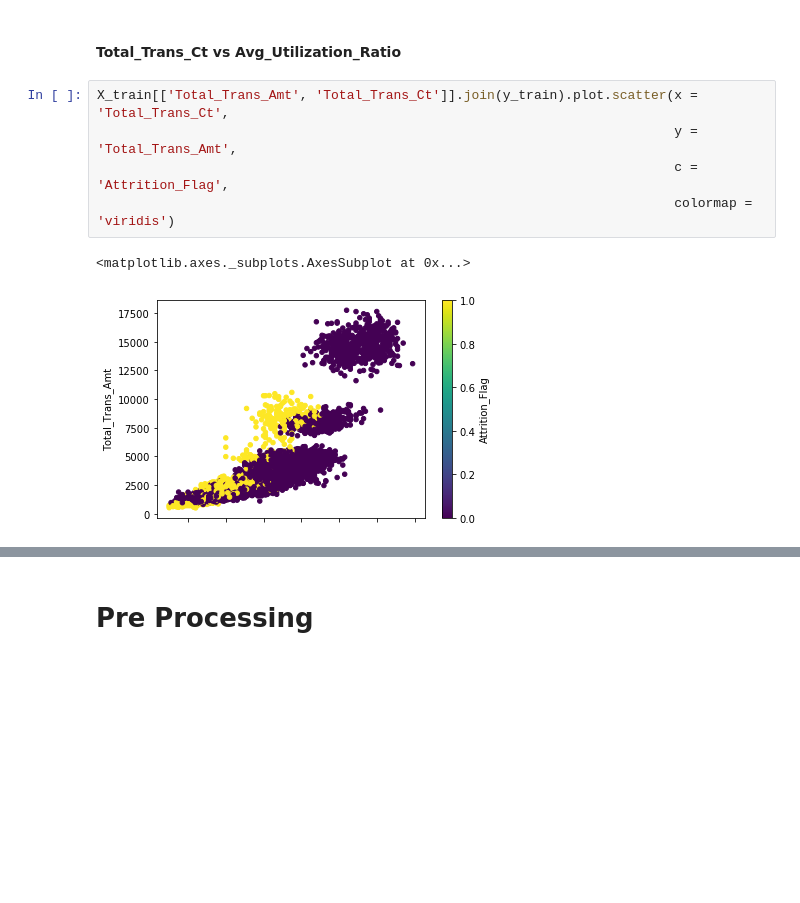
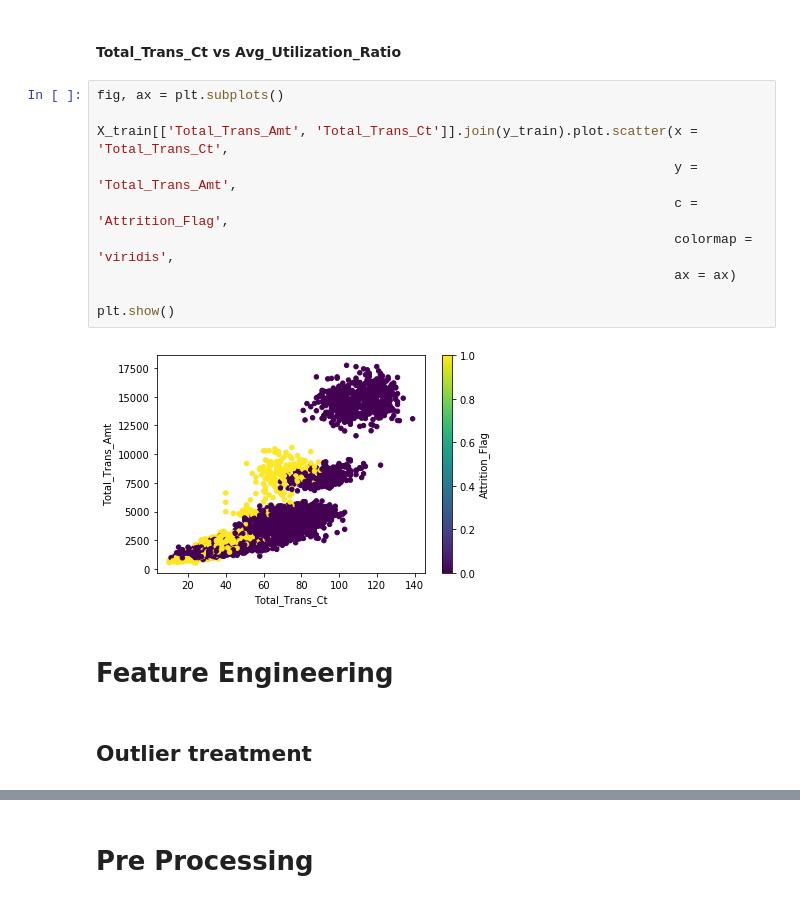
Before and after one commit to giovane-silva/credit_card_churn, a Jupyter notebook: credit_card_churn.ipynb, the cells around one changed output, grey strips where cells are left out. Drawn from its saved outputs; the diff is of its cells as text; blank space fills up the shorter version.

```diff
--- a/credit_card_churn.ipynb
+++ b/credit_card_churn.ipynb
@@ -240,10 +273,18 @@ plt.show()
 # %% [markdown]
 #### Total_Trans_Ct vs Avg_Utilization_Ratio
 # %%
+fig, ax = plt.subplots()
+
 X_train[['Total_Trans_Amt', 'Total_Trans_Ct']].join(y_train).plot.scatter(x = 'Total_Trans_Ct',
                                                                           y = 'Total_Trans_Amt',
                                                                           c = 'Attrition_Flag',
-                                                                          colormap = 'viridis')
+                                                                          colormap = 'viridis',
+                                                                          ax = ax)
+
+plt.show()
 # %% [output]
-<matplotlib.axes._subplots.AxesSubplot at 0x...>
-[figure, old version]
+[figure, new version]
+# %% [markdown]
+# Feature Engineering
+# %% [markdown]
+## Outlier treatment
```
Also changed, not shown: parts of 77 cells of this notebook.
